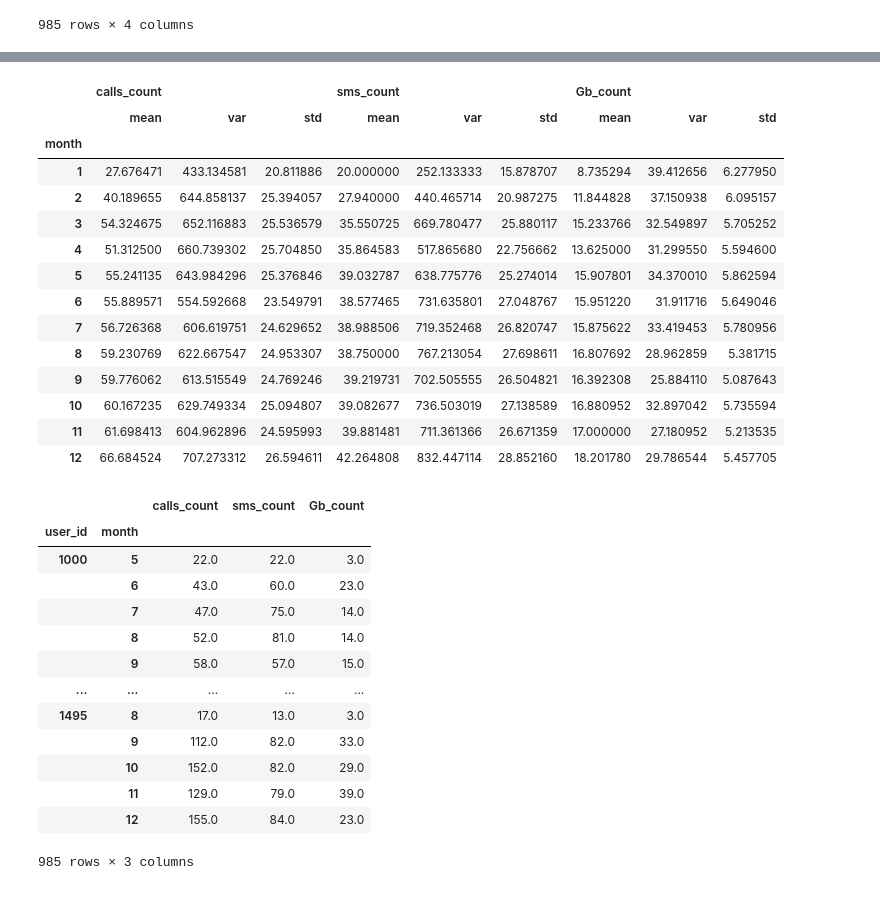
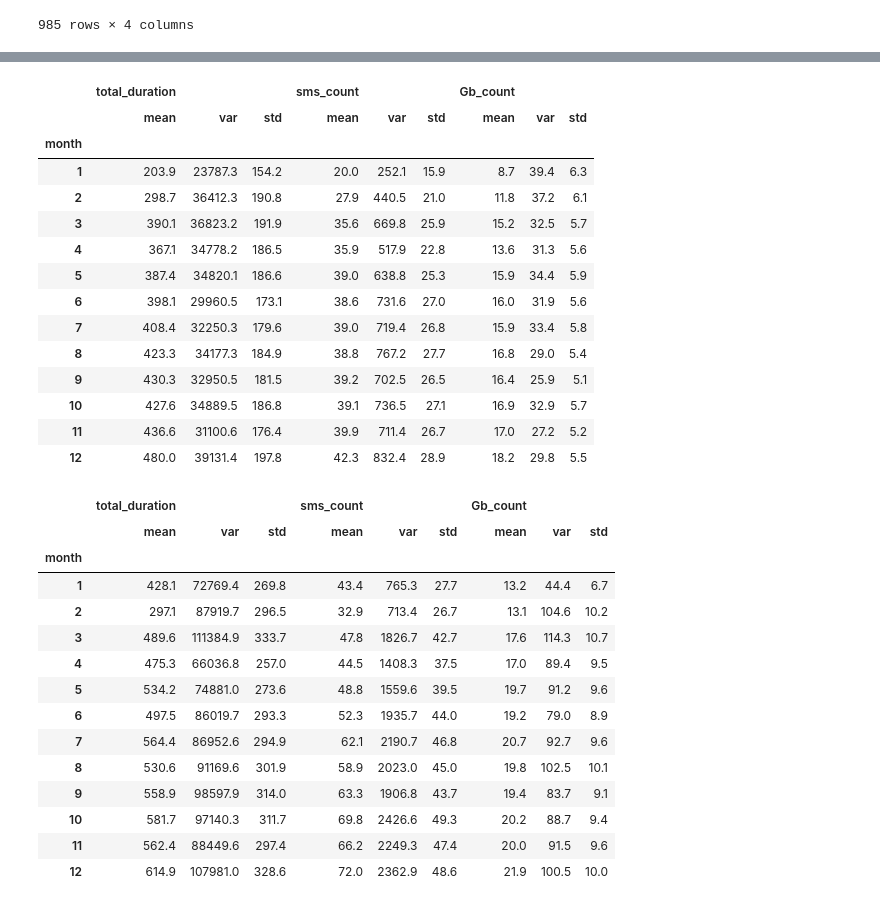
Before and after one commit to mbelveder/praktikum, a Jupyter notebook: 4_megaline/megaline.ipynb, the cells around one changed output, grey strips where cells are left out. Cells and saved outputs as stored; diff of their text form; code cells hidden in the pictures.

```diff
--- a/4_megaline/megaline.ipynb
+++ b/4_megaline/megaline.ipynb
@@ -873,8 +881,8 @@ smart_web_stat_df
 smart_overpay_list = [smart_calls_stat_df['call_overpay'], smart_sms_stat_df['sms_overpay'], smart_web_stat_df['Gb_overpay']]
 ultra_overpay_list = [ultra_calls_stat_df['call_overpay'], ultra_sms_stat_df['sms_overpay'], ultra_web_stat_df['Gb_overpay']]
 # %%
-smart_count_list = [smart_calls_stat_df['calls_count'], smart_sms_stat_df['sms_count'], smart_web_stat_df['Gb_count']]
-ultra_count_list = [ultra_calls_stat_df['calls_count'], ultra_sms_stat_df['sms_count'], ultra_web_stat_df['Gb_count']]
+smart_count_list = [smart_calls_stat_df['total_duration'], smart_sms_stat_df['sms_count'], smart_web_stat_df['Gb_count']]
+ultra_count_list = [ultra_calls_stat_df['total_duration'], ultra_sms_stat_df['sms_count'], ultra_web_stat_df['Gb_count']]
 # %%
 def merger(df_list, stat=False, stat_colname='total_overpay'):
 
@@ -949,37 +935,46 @@ smart_count_dfs_merged
+# %%
+pd.options.display.float_format = "{:.1f}".format
 # %%
-smart_count_dfs_merged.groupby(level=1).agg(['mean', 'var', 'std'])
+smart_count_dfs_merged = merger(smart_count_list)
+
+smart_month_stat = smart_count_dfs_merged.groupby(level=1).agg(['mean', 'var', 'std'])
+
+smart_month_stat
 # %% [output]
-|  | calls_count |  |  | sms_count |  |  | Gb_count |  |  |
+|  | total_duration |  |  | sms_count |  |  | Gb_count |  |  |
 |  | mean | var | std | mean | var | std | mean | var | std |
 | month |  |  |  |  |  |  |  |  |  |
-| 1 | 27.676471 | 433.134581 | 20.811886 | 20.000000 | 252.133333 | 15.878707 | 8.735294 | 39.412656 | 6.277950 |
-| 2 | 40.189655 | 644.858137 | 25.394057 | 27.940000 | 440.465714 | 20.987275 | 11.844828 | 37.150938 | 6.095157 |
-| 3 | 54.324675 | 652.116883 | 25.536579 | 35.550725 | 669.780477 | 25.880117 | 15.233766 | 32.549897 | 5.705252 |
-| 4 | 51.312500 | 660.739302 | 25.704850 | 35.864583 | 517.865680 | 22.756662 | 13.625000 | 31.299550 | 5.594600 |
-| 5 | 55.241135 | 643.984296 | 25.376846 | 39.032787 | 638.775776 | 25.274014 | 15.907801 | 34.370010 | 5.862594 |
-| 6 | 55.889571 | 554.592668 | 23.549791 | 38.577465 | 731.635801 | 27.048767 | 15.951220 | 31.911716 | 5.649046 |
-| 7 | 56.726368 | 606.619751 | 24.629652 | 38.988506 | 719.352468 | 26.820747 | 15.875622 | 33.419453 | 5.780956 |
-| 8 | 59.230769 | 622.667547 | 24.953307 | 38.750000 | 767.213054 | 27.698611 | 16.807692 | 28.962859 | 5.381715 |
-| 9 | 59.776062 | 613.515549 | 24.769246 | 39.219731 | 702.505555 | 26.504821 | 16.392308 | 25.884110 | 5.087643 |
-| 10 | 60.167235 | 629.749334 | 25.094807 | 39.082677 | 736.503019 | 27.138589 | 16.880952 | 32.897042 | 5.735594 |
-| 11 | 61.698413 | 604.962896 | 24.595993 | 39.881481 | 711.361366 | 26.671359 | 17.000000 | 27.180952 | 5.213535 |
-| 12 | 66.684524 | 707.273312 | 26.594611 | 42.264808 | 832.447114 | 28.852160 | 18.201780 | 29.786544 | 5.457705 |
+| 1 | 203.9 | 23787.3 | 154.2 | 20.0 | 252.1 | 15.9 | 8.7 | 39.4 | 6.3 |
+| 2 | 298.7 | 36412.3 | 190.8 | 27.9 | 440.5 | 21.0 | 11.8 | 37.2 | 6.1 |
+| 3 | 390.1 | 36823.2 | 191.9 | 35.6 | 669.8 | 25.9 | 15.2 | 32.5 | 5.7 |
+| 4 | 367.1 | 34778.2 | 186.5 | 35.9 | 517.9 | 22.8 | 13.6 | 31.3 | 5.6 |
+| 5 | 387.4 | 34820.1 | 186.6 | 39.0 | 638.8 | 25.3 | 15.9 | 34.4 | 5.9 |
+| 6 | 398.1 | 29960.5 | 173.1 | 38.6 | 731.6 | 27.0 | 16.0 | 31.9 | 5.6 |
+| 7 | 408.4 | 32250.3 | 179.6 | 39.0 | 719.4 | 26.8 | 15.9 | 33.4 | 5.8 |
+| 8 | 423.3 | 34177.3 | 184.9 | 38.8 | 767.2 | 27.7 | 16.8 | 29.0 | 5.4 |
+| 9 | 430.3 | 32950.5 | 181.5 | 39.2 | 702.5 | 26.5 | 16.4 | 25.9 | 5.1 |
+| 10 | 427.6 | 34889.5 | 186.8 | 39.1 | 736.5 | 27.1 | 16.9 | 32.9 | 5.7 |
+| 11 | 436.6 | 31100.6 | 176.4 | 39.9 | 711.4 | 26.7 | 17.0 | 27.2 | 5.2 |
+| 12 | 480.0 | 39131.4 | 197.8 | 42.3 | 832.4 | 28.9 | 18.2 | 29.8 | 5.5 |
 # %%
 ultra_count_dfs_merged = merger(ultra_count_list)
 
-ultra_count_dfs_merged
+ultra_month_stat = ultra_count_dfs_merged.groupby(level=1).agg(['mean', 'var', 'std'])
+
+ultra_month_stat
 # %% [output]
-|  |  | calls_count | sms_count | Gb_count |
-| user_id | month |  |  |  |
-| 1000 | 5 | 22.0 | 22.0 | 3.0 |
-|  | 6 | 43.0 | 60.0 | 23.0 |
-|  | 7 | 47.0 | 75.0 | 14.0 |
-|  | 8 | 52.0 | 81.0 | 14.0 |
-|  | 9 | 58.0 | 57.0 | 15.0 |
-| ... | ... | ... | ... | ... |
-| 1495 | 8 | 17.0 | 13.0 | 3.0 |
-|  | 9 | 112.0 | 82.0 | 33.0 |
-|  | 10 | 152.0 | 82.0 | 29.0 |
-|  | 11 | 129.0 | 79.0 | 39.0 |
-|  | 12 | 155.0 | 84.0 | 23.0 |
+|  | total_duration |  |  | sms_count |  |  | Gb_count |  |  |
+|  | mean | var | std | mean | var | std | mean | var | std |
+| month |  |  |  |  |  |  |  |  |  |
+| 1 | 428.1 | 72769.4 | 269.8 | 43.4 | 765.3 | 27.7 | 13.2 | 44.4 | 6.7 |
+| 2 | 297.1 | 87919.7 | 296.5 | 32.9 | 713.4 | 26.7 | 13.1 | 104.6 | 10.2 |
+| 3 | 489.6 | 111384.9 | 333.7 | 47.8 | 1826.7 | 42.7 | 17.6 | 114.3 | 10.7 |
+| 4 | 475.3 | 66036.8 | 257.0 | 44.5 | 1408.3 | 37.5 | 17.0 | 89.4 | 9.5 |
+| 5 | 534.2 | 74881.0 | 273.6 | 48.8 | 1559.6 | 39.5 | 19.7 | 91.2 | 9.6 |
+| 6 | 497.5 | 86019.7 | 293.3 | 52.3 | 1935.7 | 44.0 | 19.2 | 79.0 | 8.9 |
+| 7 | 564.4 | 86952.6 | 294.9 | 62.1 | 2190.7 | 46.8 | 20.7 | 92.7 | 9.6 |
+| 8 | 530.6 | 91169.6 | 301.9 | 58.9 | 2023.0 | 45.0 | 19.8 | 102.5 | 10.1 |
+| 9 | 558.9 | 98597.9 | 314.0 | 63.3 | 1906.8 | 43.7 | 19.4 | 83.7 | 9.1 |
+| 10 | 581.7 | 97140.3 | 311.7 | 69.8 | 2426.6 | 49.3 | 20.2 | 88.7 | 9.4 |
+| 11 | 562.4 | 88449.6 | 297.4 | 66.2 | 2249.3 | 47.4 | 20.0 | 91.5 | 9.6 |
+| 12 | 614.9 | 107981.0 | 328.6 | 72.0 | 2362.9 | 48.6 | 21.9 | 100.5 | 10.0 |
-985 rows × 3 columns
```
Also changed, not shown: parts of 22 cells of this notebook.
